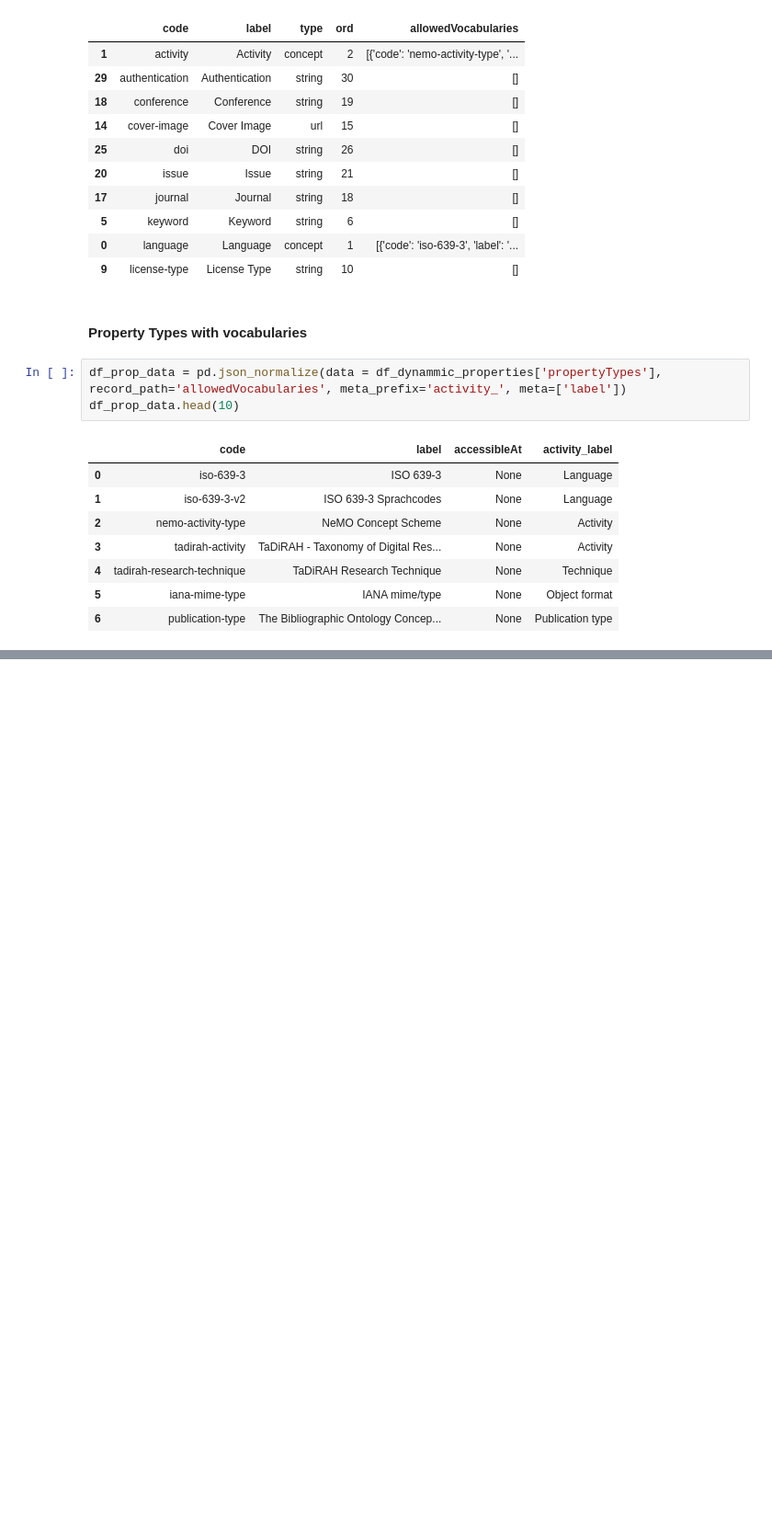
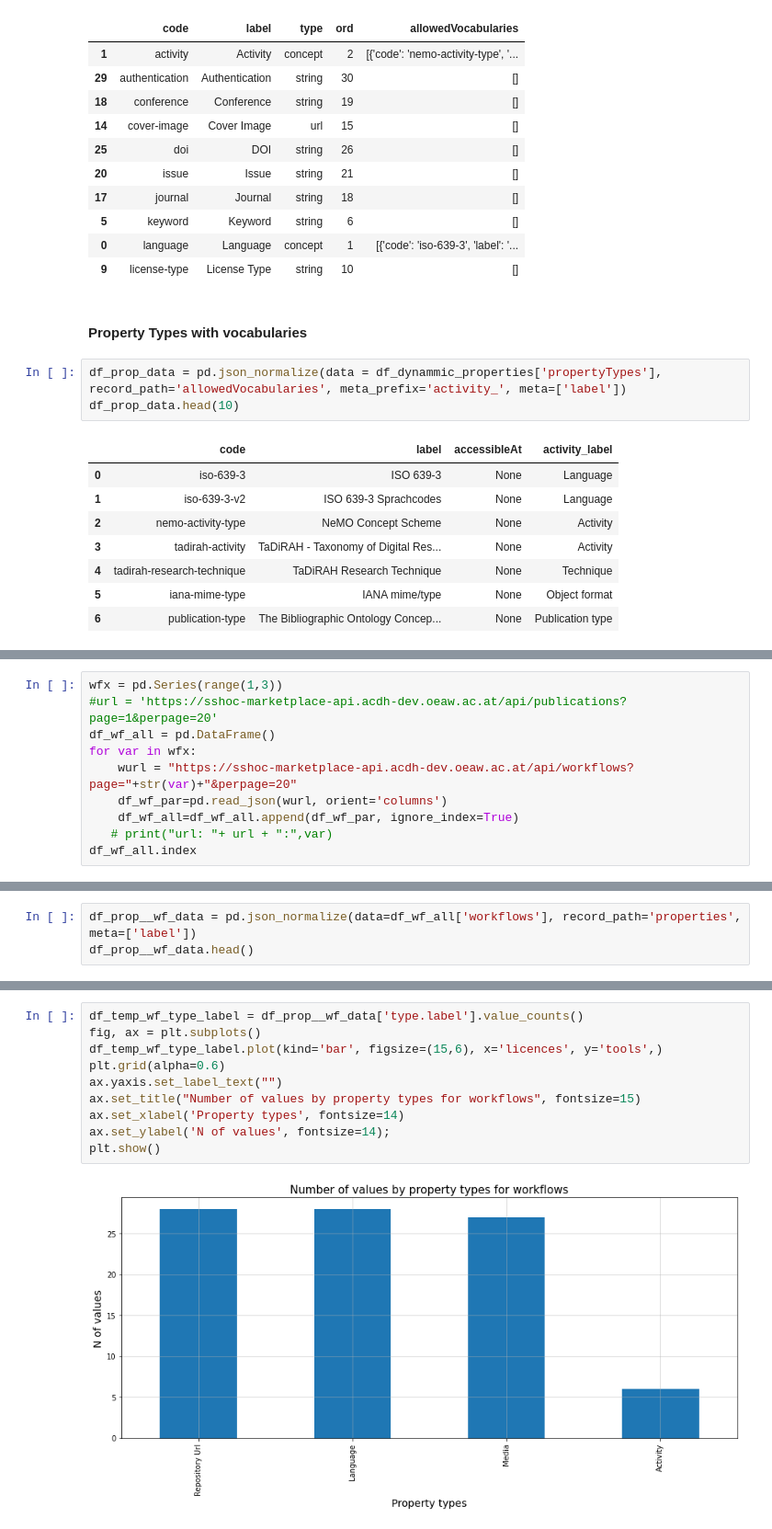
Before and after one commit to cesareconcordia/sshoc-resources, a Jupyter notebook: SSHOCTermsCheck.ipynb, the cells around one changed output, grey strips where cells are left out. Shown at 92% size. Saved outputs shown, nothing was run; the diff lists cells and outputs as text; blank space fills up the shorter version.

```diff
--- a/SSHOCTermsCheck.ipynb
+++ b/SSHOCTermsCheck.ipynb
@@ -447,0 +196,10 @@ df_coffi.head()
+# %%
+wfx = pd.Series(range(1,3))
+#url = 'https://sshoc-marketplace-api.acdh-dev.oeaw.ac.at/api/publications?page=1&perpage=20'
+df_wf_all = pd.DataFrame()
+for var in wfx:
+    wurl = "https://sshoc-marketplace-api.acdh-dev.oeaw.ac.at/api/workflows?page="+str(var)+"&perpage=20"
+    df_wf_par=pd.read_json(wurl, orient='columns')
+    df_wf_all=df_wf_all.append(df_wf_par, ignore_index=True)
+   # print("url: "+ url + ":",var)
+df_wf_all.index
@@ -447,0 +208,3 @@ df_coffi.head()
+# %%
+df_prop__wf_data = pd.json_normalize(data=df_wf_all['workflows'], record_path='properties', meta=['label'])
+df_prop__wf_data.head()
@@ -447,0 +218,12 @@ df_coffi.head()
+# %%
+df_temp_wf_type_label = df_prop__wf_data['type.label'].value_counts()
+fig, ax = plt.subplots()
+df_temp_wf_type_label.plot(kind='bar', figsize=(15,6), x='licences', y='tools',)
+plt.grid(alpha=0.6)
+ax.yaxis.set_label_text("")
+ax.set_title("Number of values by property types for workflows", fontsize=15)
+ax.set_xlabel('Property types', fontsize=14)
+ax.set_ylabel('N of values', fontsize=14);
+plt.show()
+# %% [output]
+[figure, added]
```
Also changed, not shown: parts of 81 cells of this notebook.
